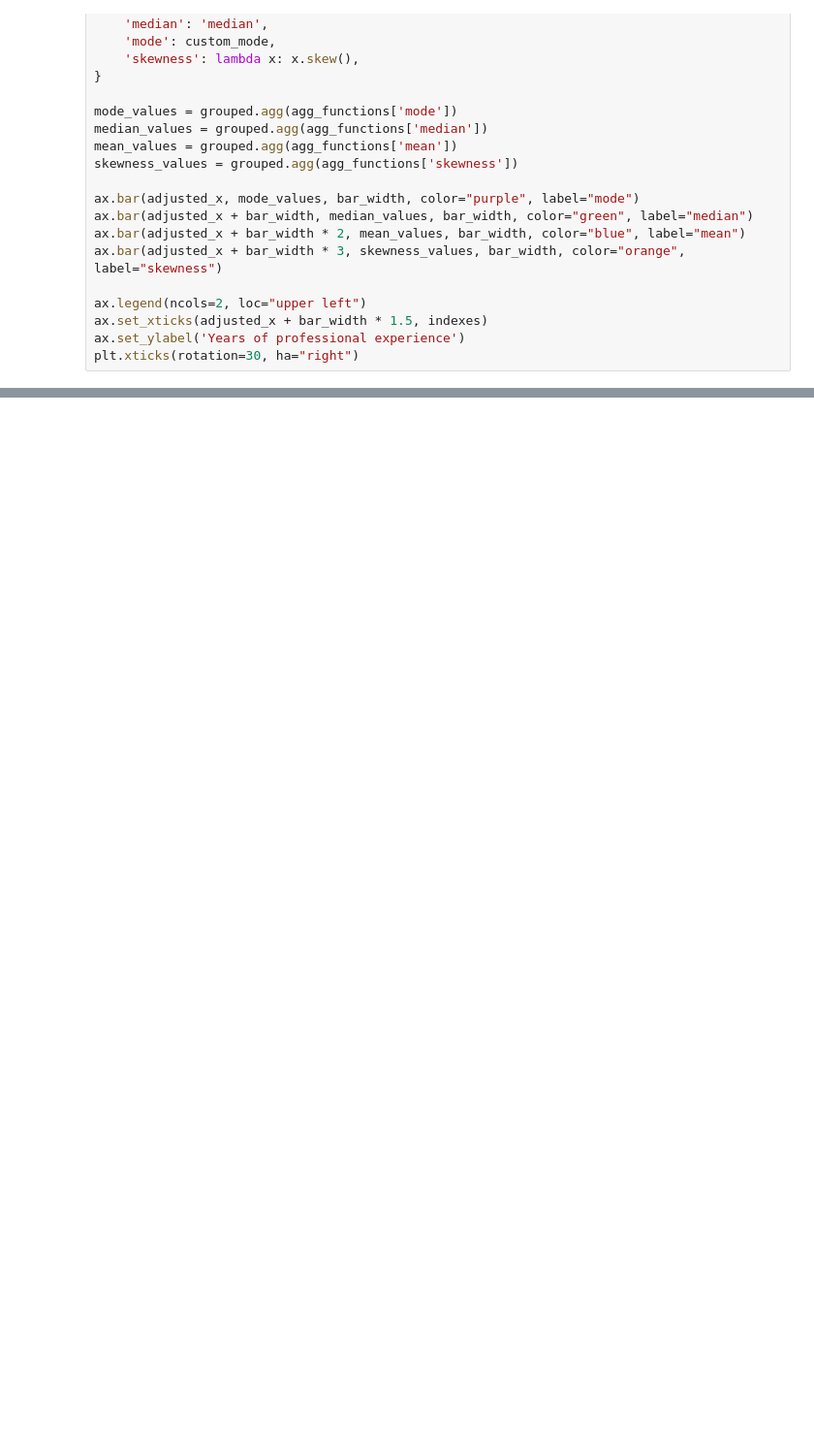
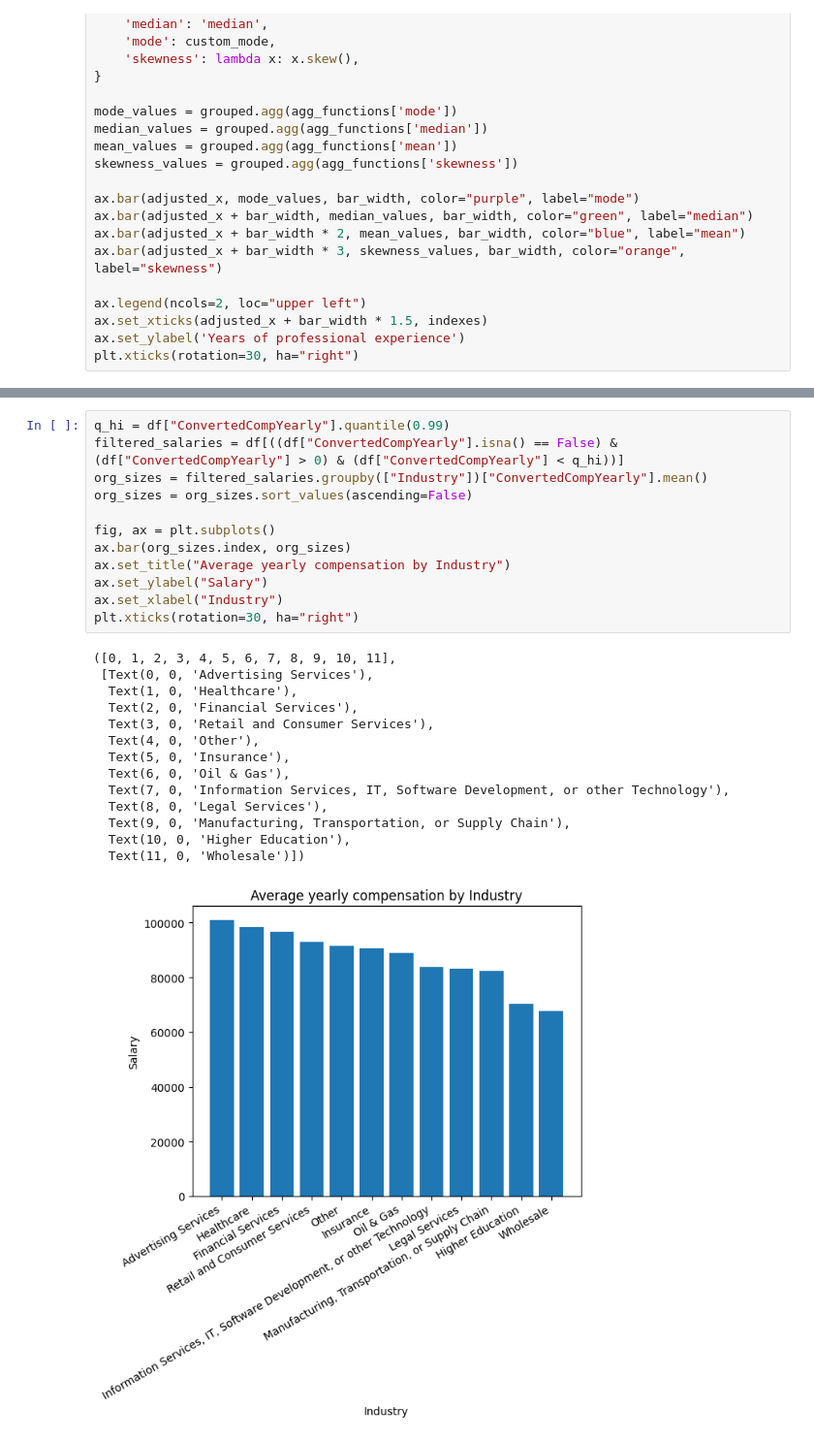
Before and after one commit to wsei-python-data-anylysis-project/project, a Jupyter notebook: projekt.ipynb, the cells around one changed output, grey strips where cells are left out. Shown at 97% size. Drawn from its saved outputs; the diff is of its cells as text; blank space fills up the shorter version.

```diff
--- a/projekt.ipynb
+++ b/projekt.ipynb
@@ -168,0 +317,27 @@ plt.xticks(rotation=30, ha="right")
+# %%
+q_hi = df["ConvertedCompYearly"].quantile(0.99)
+filtered_salaries = df[((df["ConvertedCompYearly"].isna() == False) & (df["ConvertedCompYearly"] > 0) & (df["ConvertedCompYearly"] < q_hi))]
+org_sizes = filtered_salaries.groupby(["Industry"])["ConvertedCompYearly"].mean()
+org_sizes = org_sizes.sort_values(ascending=False)
+
+fig, ax = plt.subplots()
+ax.bar(org_sizes.index, org_sizes)
+ax.set_title("Average yearly compensation by Industry")
+ax.set_ylabel("Salary")
+ax.set_xlabel("Industry")
+plt.xticks(rotation=30, ha="right")
+# %% [output]
+([0, 1, 2, 3, 4, 5, 6, 7, 8, 9, 10, 11],
+ [Text(0, 0, 'Advertising Services'),
+  Text(1, 0, 'Healthcare'),
+  Text(2, 0, 'Financial Services'),
+  Text(3, 0, 'Retail and Consumer Services'),
+  Text(4, 0, 'Other'),
+  Text(5, 0, 'Insurance'),
+  Text(6, 0, 'Oil & Gas'),
+  Text(7, 0, 'Information Services, IT, Software Development, or other Technology'),
+  Text(8, 0, 'Legal Services'),
+  Text(9, 0, 'Manufacturing, Transportation, or Supply Chain'),
+  Text(10, 0, 'Higher Education'),
+  Text(11, 0, 'Wholesale')])
+[figure, added]
```
Also changed, not shown: parts of 7 cells of this notebook, 1 other file.
